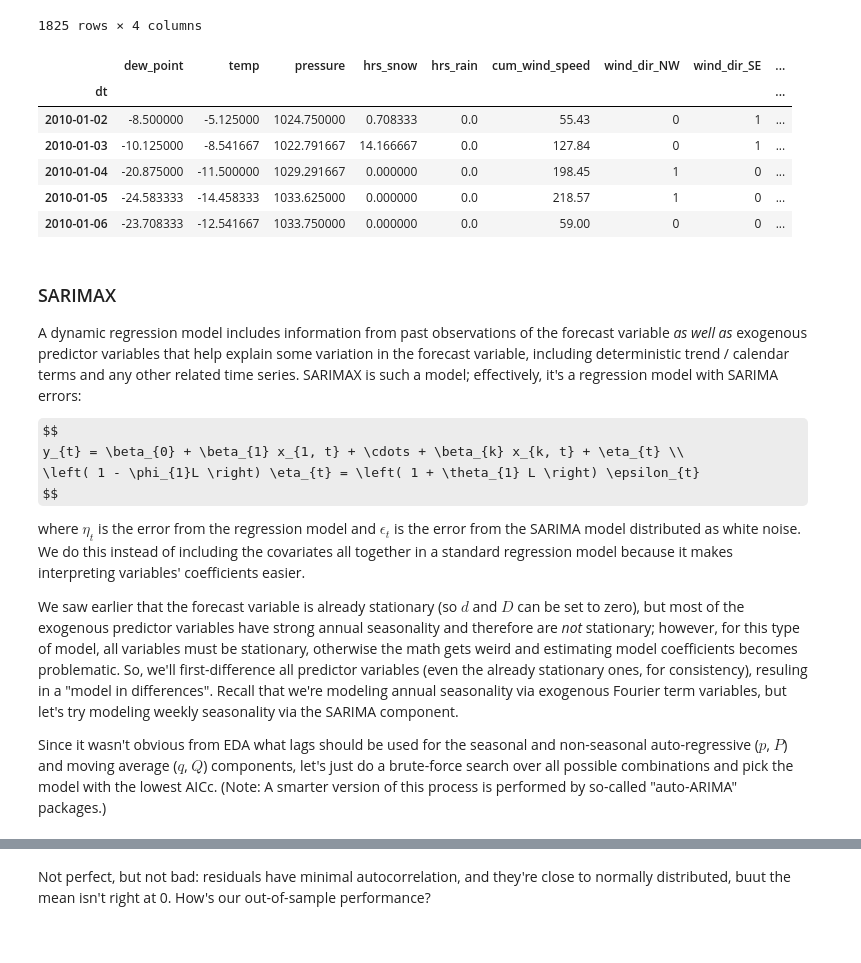
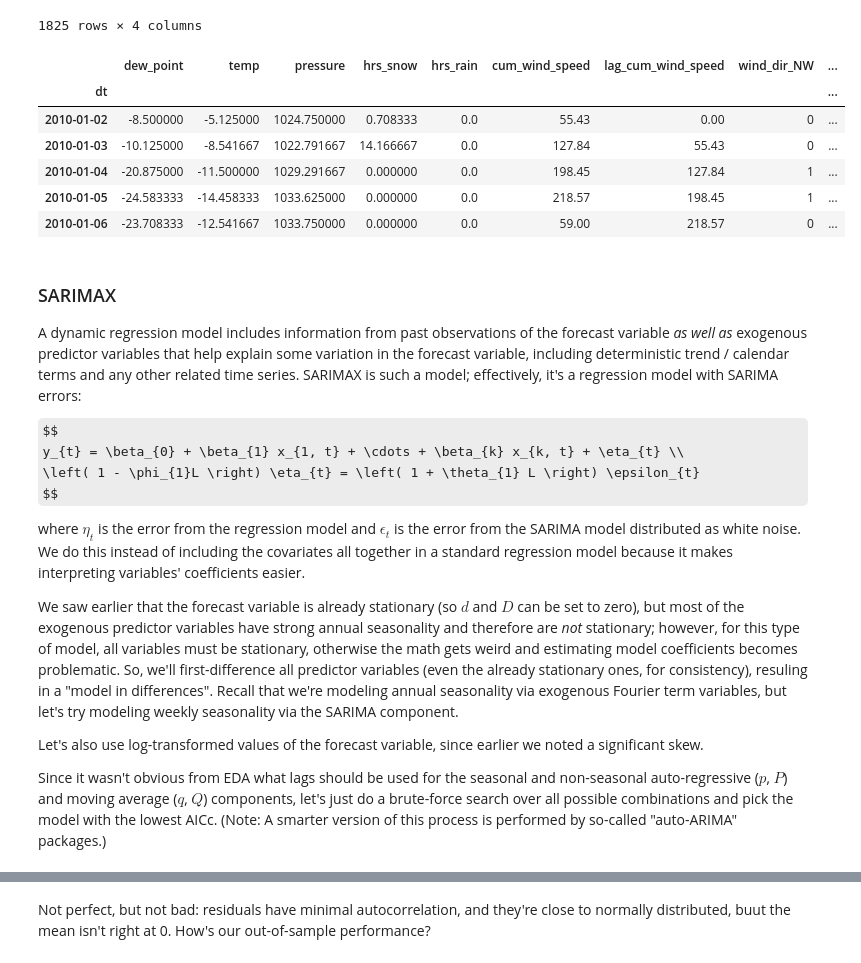
Before and after one commit to bdewilde/data-dives, a Jupyter notebook: notebooks/time-series-forecasting-intermediate.ipynb, the cells around one changed output, grey strips where cells are left out. Saved outputs shown, nothing was run; the diff lists cells and outputs as text; code cells hidden in the pictures; some formulas as TeX source.

```diff
--- a/notebooks/time-series-forecasting-intermediate.ipynb
+++ b/notebooks/time-series-forecasting-intermediate.ipynb
@@ -315,22 +332,26 @@ dp.in_sample()
 # %%
 X = pd.concat(
     [
-        data[["dew_point", "temp", "pressure", "hrs_snow", "hrs_rain", "cum_wind_speed"]],
+        data[["dew_point", "temp", "pressure", "hrs_snow", "hrs_rain", "cum_wind_speed"]].assign(
+            lag_cum_wind_speed=lambda df: df["cum_wind_speed"].shift(periods=1).fillna(0.0)
+        ),
         pd.get_dummies(data["wind_dir"], prefix="wind_dir", drop_first=True),
-        dp.in_sample().assign(is_weekend=lambda df: (df.index.weekday >= 5).astype(int)),
+        dp.in_sample().assign(
+            is_weekend=lambda df: (df.index.weekday >= 5).astype(int),
+        ),
     ],
     axis="columns",
 )
 y = data["pm2.5"]
 X.head()
 # %% [output]
-|  | dew_point | temp | pressure | hrs_snow | hrs_rain | cum_wind_speed | wind_dir_NW | wind_dir_SE | ... |
+|  | dew_point | temp | pressure | hrs_snow | hrs_rain | cum_wind_speed | lag_cum_wind_speed | wind_dir_NW | ... |
 | dt |  |  |  |  |  |  |  |  | ... |
-| 2010-01-02 | -8.500000 | -5.125000 | 1024.750000 | 0.708333 | 0.0 | 55.43 | 0 | 1 | ... |
-| 2010-01-03 | -10.125000 | -8.541667 | 1022.791667 | 14.166667 | 0.0 | 127.84 | 0 | 1 | ... |
-| 2010-01-04 | -20.875000 | -11.500000 | 1029.291667 | 0.000000 | 0.0 | 198.45 | 1 | 0 | ... |
-| 2010-01-05 | -24.583333 | -14.458333 | 1033.625000 | 0.000000 | 0.0 | 218.57 | 1 | 0 | ... |
-| 2010-01-06 | -23.708333 | -12.541667 | 1033.750000 | 0.000000 | 0.0 | 59.00 | 0 | 0 | ... |
+| 2010-01-02 | -8.500000 | -5.125000 | 1024.750000 | 0.708333 | 0.0 | 55.43 | 0.00 | 0 | ... |
+| 2010-01-03 | -10.125000 | -8.541667 | 1022.791667 | 14.166667 | 0.0 | 127.84 | 55.43 | 0 | ... |
+| 2010-01-04 | -20.875000 | -11.500000 | 1029.291667 | 0.000000 | 0.0 | 198.45 | 127.84 | 1 | ... |
+| 2010-01-05 | -24.583333 | -14.458333 | 1033.625000 | 0.000000 | 0.0 | 218.57 | 198.45 | 1 | ... |
+| 2010-01-06 | -23.708333 | -12.541667 | 1033.750000 | 0.000000 | 0.0 | 59.00 | 218.57 | 0 | ... |
 # %% [markdown]
 ### SARIMAX
 
@@ -345,4 +366,6 @@ where $\eta_{t}$ is the error from the regression model and $\epsilon_{t}$ is th
 
 We saw earlier that the forecast variable is already stationary (so $d$ and $D$ can be set to zero), but most of the exogenous predictor variables have strong annual seasonality and therefore are _not_ stationary; however, for this type of model, all variables must be stationary, otherwise the math gets weird and estimating model coefficients becomes problematic. So, we'll first-difference all predictor variables (even the already stationary ones, for consistency), resuling in a "model in differences". Recall that we're modeling annual seasonality via exogenous Fourier term variables, but let's try modeling weekly seasonality via the SARIMA component.
 
+Let's also use log-transformed values of the forecast variable, since earlier we noted a significant skew.
+
 Since it wasn't obvious from EDA what lags should be used for the seasonal and non-seasonal auto-regressive ($p$, $P$) and moving average ($q$, $Q$) components, let's just do a brute-force search over all possible combinations and pick the model with the lowest AICc. (Note: A smarter version of this process is performed by so-called "auto-ARIMA" packages.)
```
Also changed, not shown: parts of 22 cells of this notebook.
